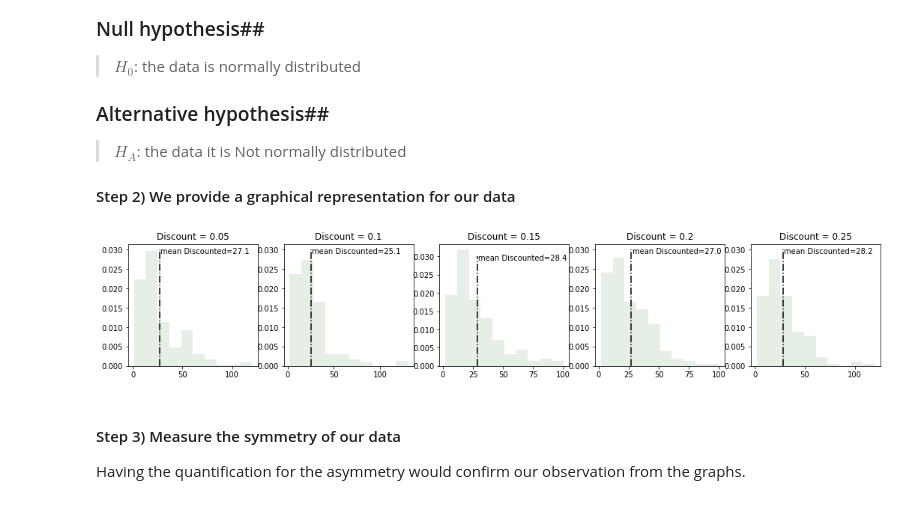
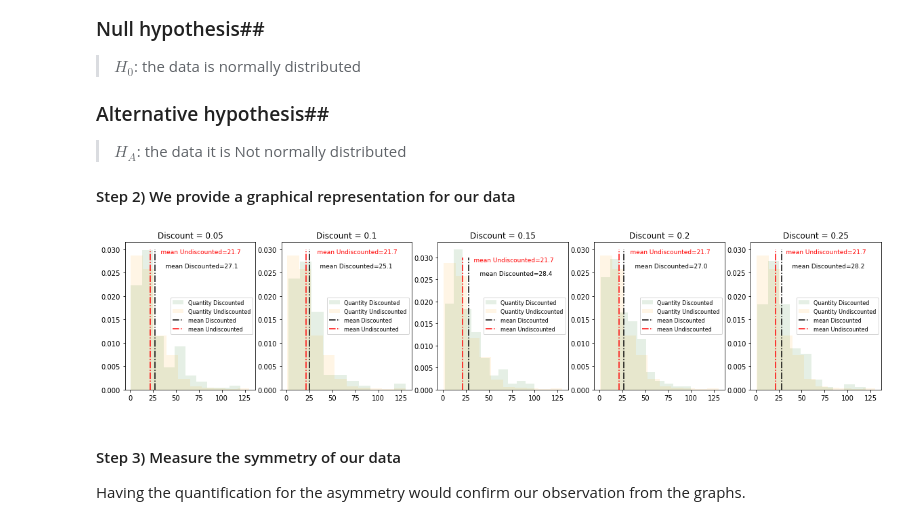
Before and after one commit to codesay/dsc-2-final-project-online-ds-pt-021119, a Jupyter notebook: Project2_AG.ipynb, the cells around one changed output. Saved outputs shown, nothing was run; the diff lists cells and outputs as text; code cells hidden in the pictures.

```diff
--- a/Project2_AG.ipynb
+++ b/Project2_AG.ipynb
@@ -502,21 +502,29 @@ We follow a multi step approach - to test our hypothesis:
 #### Step 2) We provide a graphical representation for our data
 # %%
 #display the subplots next to each other
-fig,axes = plt.subplots(figsize=(18,3), ncols = 5)
+fig,axes = plt.subplots(figsize=(20,4), ncols = 5)
 
 for ax, z in zip(axes, range(len(lst_nm))):
 
     #Plot the Discounted datasets one by one
     #for z in range(len(lst_nm)):
-    ax.hist(df_collection[lst_nm[z]].Quantity, density=True, alpha = 0.1, color = 'darkgreen')
+    ax.hist(df_collection[lst_nm[z]].Quantity, density=True, alpha = 0.1, color = 'darkgreen',label='Quantity Discounted')
     ax.vlines(df_collection[lst_nm[z]].Quantity.mean(), 0, .03, color = 'black', linestyles='-.', label='mean Discounted')
-    ax.text(df_collection[lst_nm[z]].Quantity.mean()+1, .029,
-            r"mean Discounted="+ str(round(df_collection[lst_nm[z]].Quantity.mean(),1)),
-         {'color': 'black', 'fontsize': 10},horizontalalignment='left')
+    ax.text(df_collection[lst_nm[z]].Quantity.mean()+1, .026,
+            r"     mean Discounted="+ str(round(df_collection[lst_nm[z]].Quantity.mean(),1)),
+         {'color': 'black', 'fontsize': 9},horizontalalignment='left')
     ax.set_title(f'Discount = {df_collection[lst_nm[z]].Discount.max()}')
+
+    #Plot the Undiscounted
+    ax.hist(df_D0.Quantity, density=True, alpha = 0.1, color = 'Orange',label='Quantity Undiscounted')
+#sns.kdeplot(df_D0.Quantity, shade = False, color = 'orange', label='Undiscounted products',  linewidth=3)
+    ax.vlines(df_D0.Quantity.mean(), 0, .03, color = 'red', linestyles='-.', label='mean Undiscounted')
+    ax.text(df_D0.Quantity.mean()+1, .029, r"     mean Undiscounted="+ str(round(df_D0.Quantity.mean(),1)),
+         {'color': 'red', 'fontsize': 9},horizontalalignment='left')
+    ax.legend(loc='center right',fontsize = 8)
 plt.show()
 # %% [output]
-[figure, old version]
+[figure, new version]
 # %% [markdown]
 #### Step 3) Measure the symmetry of our data
 Having the quantification for the asymmetry would confirm our observation from the graphs.
```
Also changed, not shown: parts of 3 cells of this notebook.
